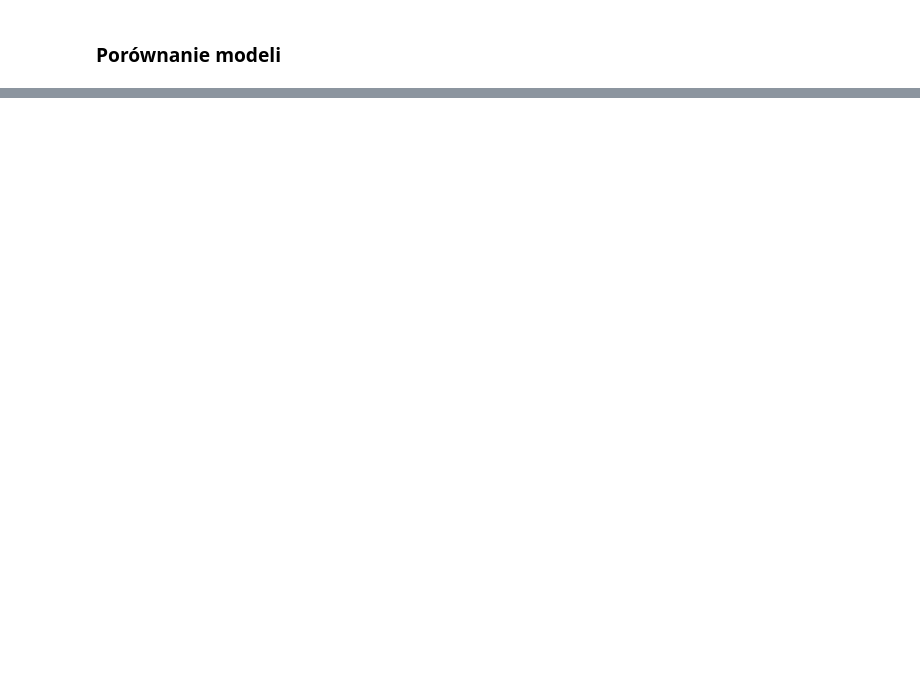
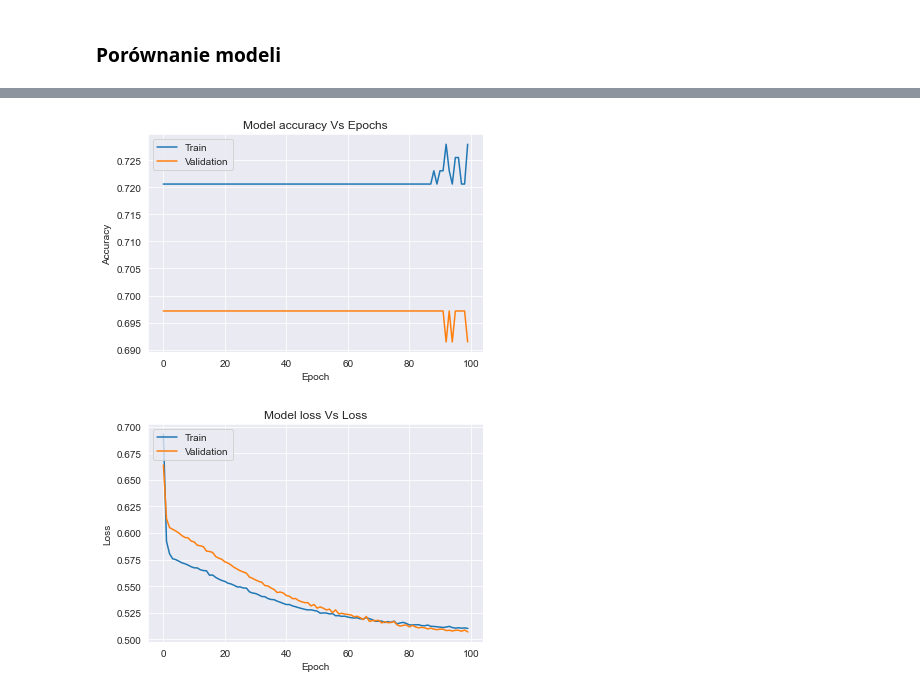
Before and after one commit to IdleSolution/psi-projekt, a Jupyter notebook: project.ipynb, the cells around one changed output, grey strips where cells are left out. Cells and saved outputs as stored; diff of their text form; code cells hidden in the pictures; blank space fills up the shorter version.

```diff
--- a/project.ipynb
+++ b/project.ipynb
@@ -496,0 +447,8 @@ df
+# %%
+train, test = train_test_split(df_normalized, test_size=0.3, random_state=0)
+
+y_train = train[8]
+X_train = train.drop(8, axis=1)
+
+y_test = test[8]
+X_test = test.drop(8, axis=1)
@@ -496,0 +476,16 @@ df
+# %%
+from keras.models import Sequential
+from keras.layers import Dense, Activation, BatchNormalization, SimpleRNN, LSTM, Bidirectional
+from keras.callbacks import EarlyStopping
+from keras.callbacks import History
+
+
+model = Sequential()
+
+model.add(Dense(units = 6, activation='relu',input_dim = X_train.shape[1]))
+model.add(Dense(units = 6, activation='relu'))
+model.add(Dense(units = 1, activation = 'sigmoid'))
+
+model.compile(optimizer = 'Adam', loss = 'binary_crossentropy', metrics = ['accuracy'])
+
+model.summary()
@@ -496,0 +508,2 @@ df
+# %%
+history = model.fit(X_train, y_train, validation_data= (X_test, y_test), batch_size = 16, epochs = 100)
@@ -496,0 +528,19 @@ df
+# %%
+plt.plot(history.history['accuracy'])
+plt.plot(history.history['val_accuracy'])
+plt.title('Model accuracy Vs Epochs')
+plt.ylabel('Accuracy')
+plt.xlabel('Epoch')
+plt.legend(['Train', 'Validation'], loc='upper left')
+plt.show()
+
+plt.plot(history.history['loss'])
+plt.plot(history.history['val_loss'])
+plt.title('Model loss Vs Loss')
+plt.ylabel('Loss')
+plt.xlabel('Epoch')
+plt.legend(['Train', 'Validation'], loc='upper left')
+plt.show()
+# %% [output]
+[figure, added]
+[figure, added]
```
Also changed, not shown: parts of 34 cells of this notebook.
